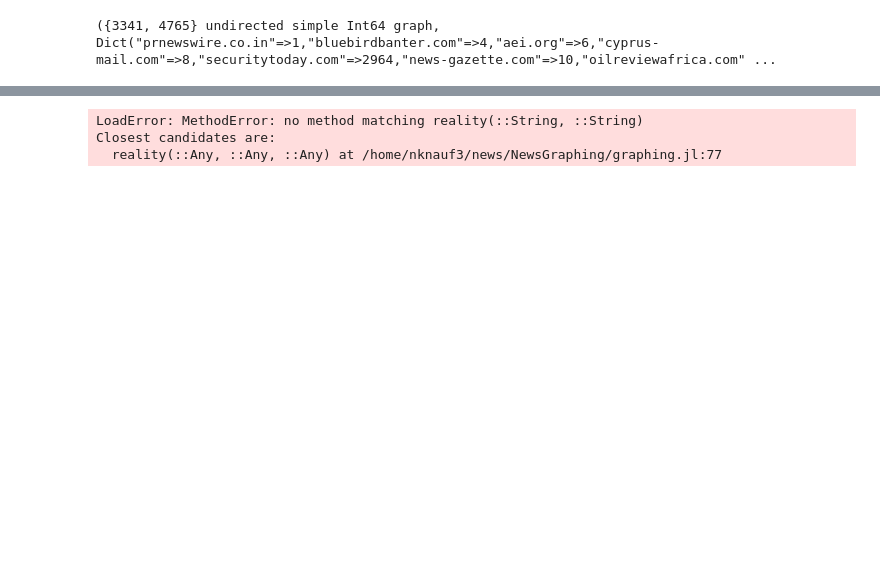
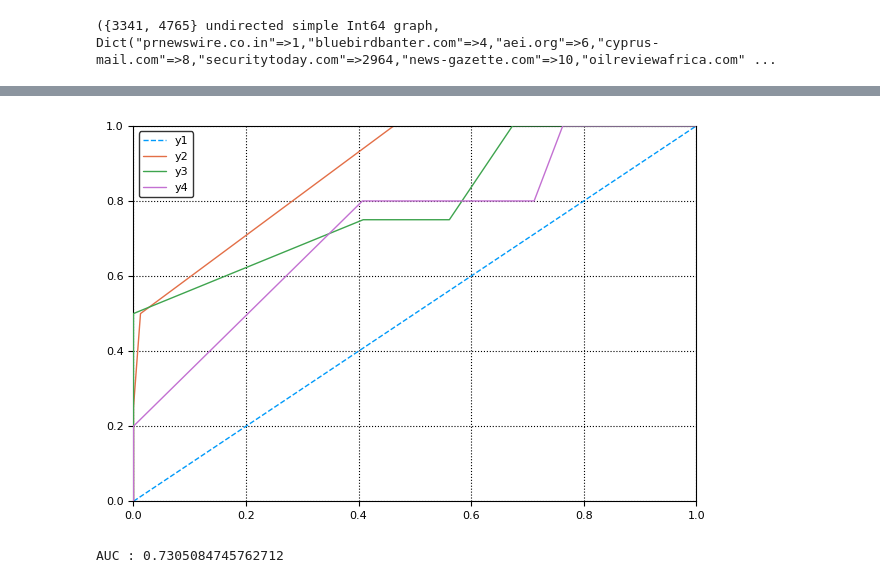
Before and after one commit to aggarwalpiush/NewsGraphing, a Jupyter notebook: Belief Prop External Code.ipynb, the cells around one changed output, grey strips where cells are left out. Cells and saved outputs as stored; diff of their text form; code cells hidden in the pictures; blank space fills up the shorter version.

```diff
--- a/Belief Prop External Code.ipynb
+++ b/Belief Prop External Code.ipynb
@@ -66,46 +66,71 @@ G, s2i, i2s = constructGraph(cats["mut"], minsamp=10, giant=false)
 # %% [output]
 ({3341, 4765} undirected simple Int64 graph, Dict("prnewswire.co.in"=>1,"bluebirdbanter.com"=>4,"aei.org"=>6,"cyprus-mail.com"=>8,"securitytoday.com"=>2964,"news-gazette.com"=>10,"oilreviewafrica.com" ...
 # %%
-sets = [("mut", 10), ("a", 1000), ("img", 100)]
+sets = [("mut", 50)]#[("mut", 1000), ("mut", 50), ("mut", 2), ("mut", 1), ("a", 1000), ("a", 500),("a", 100), ("img", 200), ("img", 50)]
 
 s2p = Dict{String, Array}()
 
+roc_x = Vector{Float64}()
+roc_y = Vector{Float64}()
+
 for (sn, set) in enumerate(sets)
     G, s2i, i2s = constructGraph(cats[set[1]], minsamp=set[2], giant=false)
-    println(minimum([length([all_neighbors(G, v)]) for v in 1:nv(G)]))
-    #lx, ly = spring_layout(G)
-    for key in ["bias"]
+    G2, s2i2, i2s2 = constructGraph(cats[set[1]], minsamp=set[2], giant=true)
+    println(minimum([length([x for x in all_neighbors(G, v) if x != v]) for v in 1:nv(G)]))
+    lx, ly = spring_layout(G)
+    lx2, ly2 = spring_layout(G2)
+    for key in ["bias", "fake"]
+        p = plot()
+        plot!(p, [0, 1], [0, 1], line=:dash)
         println(key*string(set))
         try mkdir("plots/"*string(set[1])) catch x end
         try mkdir("plots/"*string(set[1])*"/"*string(set[2])) catch x end
         mydir = "plots/"*string(set[1])*"/"*string(set[2])*"/"
 
-        #plotGraph(bias, G, s2i, i2s, lx, ly, color=key,
-        #            path=mydir*key*"train.png")
+        plotGraph(bias, G, s2i, i2s, lx, ly, color=key,
+                    path=mydir*key*"train.png")
         ϕ = makeBeliefs(bias, G, s2i, i2s, key)
-        pr, b, lodds = beliefprop(G, ϕ, Psis(0.44), 2);
-        #plotGraph(bias, G, s2i, i2s, lx, ly, color=b[:,1],
-        #            path=mydir*key*"prop.png")
+        pr, b, lodds = beliefprop(G, ϕ, Psis(0.44), 10);
+        plotGraph(bias, G, s2i, i2s, lx, ly, color=b[:,1],
+                    path=mydir*key*"prop.png")
+
+        plotGraph(bias, G2, s2i2, i2s2, lx2, ly2, color=key,
+                    path=mydir*key*"train_main.png")
+        ϕ = makeBeliefs(bias, G2, s2i2, i2s2, key)
+        pr, b, lodds = beliefprop(G2, ϕ, Psis(0.44), 10);
+        plotGraph(bias, G2, s2i2, i2s2, lx2, ly2, color=b[:,1],
+                    path=mydir*key*"prop_main.png")
 
         folds = makeFolds(G, 3)
         aucs = []
         for f in 1:3
-            ϕ = makeBeliefs(bias, G, s2i, i2s, "fake", folds=folds, fold=f)
+            ϕ = makeBeliefs(bias, G, s2i, i2s, key, folds=folds, fold=f)
             pr, b, lodds = beliefprop(G, ϕ, Psis(0.44), 2);
 
             for v in 1:nv(G)
-                if ~haskey(s2p, i2s[v])
-                    s2p[i2s[v]] = ones(1, size(sets, 1)*3+1)./2.0
+                if folds[v] == f
+                    site = i2s[v]
+                    if ~haskey(s2p, site)
+                        s2p[site] = ones(1, size(sets, 1)+2)./2.0
+                        s2p[site][size(sets, 1)+1] = reality(bias, site, "bias")
+                        s2p[site][size(sets, 1)+2] = folds[v]
+                    end
+                    s2p[site][sn] = b[v]
                 end
-                s2p[i2s[v]][(f-1)*3+sn] = b[v]
             end
 
-            roc_x, roc_y, acc, lvls = getROC(bias, G, s2i, i2s, "fake", b, folds=folds, fold=f)
+            roc_x, roc_y, acc, lvls = getROC(bias, G, s2i, i2s, key, b, folds=folds, fold=f)
             auc = AUC(roc_x, roc_y)
             #println("Max "*string(maximum(acc))*" at "*string(lvls[find(x->x==maximum(acc), acc)[1]]))
             println("AUC : "*string(auc))
+            #println(typeof(roc_x))
+            #println(typeof(roc_y))
+            #println(roc_x)
+            #println(roc_y)
+            plot!(p, roc_x, roc_y)
             push!(aucs, auc)
         end
+        savefig(mydir*key*"_ROC_curve.png")
 
         open(mydir*"score.txt", "w") do f
             write(f, string(sum(aucs)/3))
@@ -113,10 +138,10 @@ for (sn, set) in enumerate(sets)
     end
 end
 
-for site in keys(s2p)
-    s2p[site][10] = reality(site, "bias")
-end
+# for site in keys(s2p)
+#     s2p[site][10] = reality(bias, site, "bias")
+# end
 
-s2p
+# s2p
 # %% [output]
 1
@@ -137,6 +155,5 @@ AUC : 0.5694444444444444
+[figure, added]
-LoadError: MethodError: no method matching reality(::String, ::String)
-Closest candidates are:
-  reality(::Any, ::Any, ::Any) at /home/nknauf3/news/NewsGraphing/graphing.jl:77
+AUC : 0.7305084745762712
 # %%
 s2p["cnn.com"]
 # %% [output]
```
Also changed, not shown: parts of 7 cells of this notebook, 1 other file.
